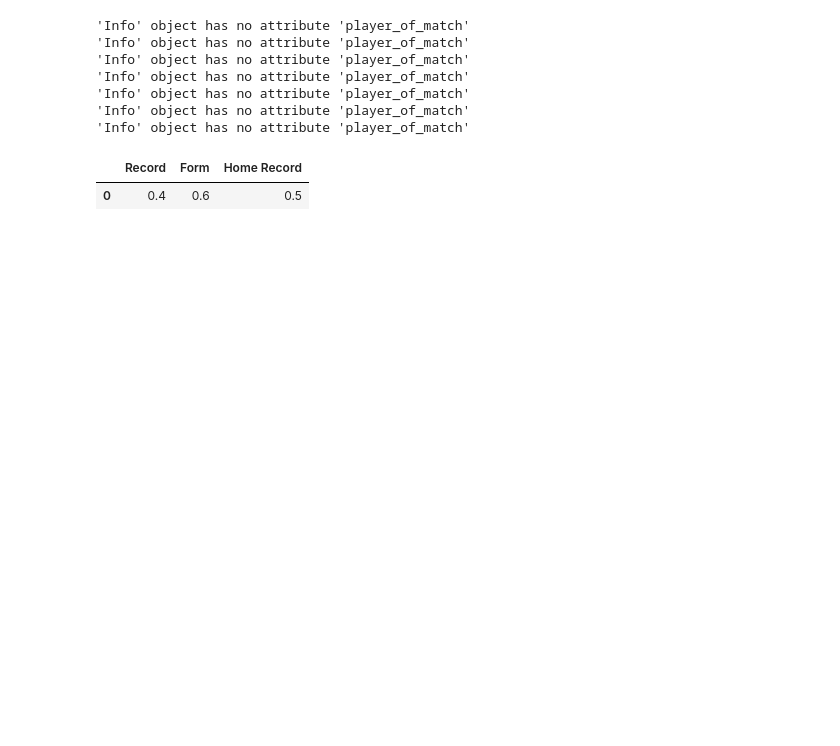
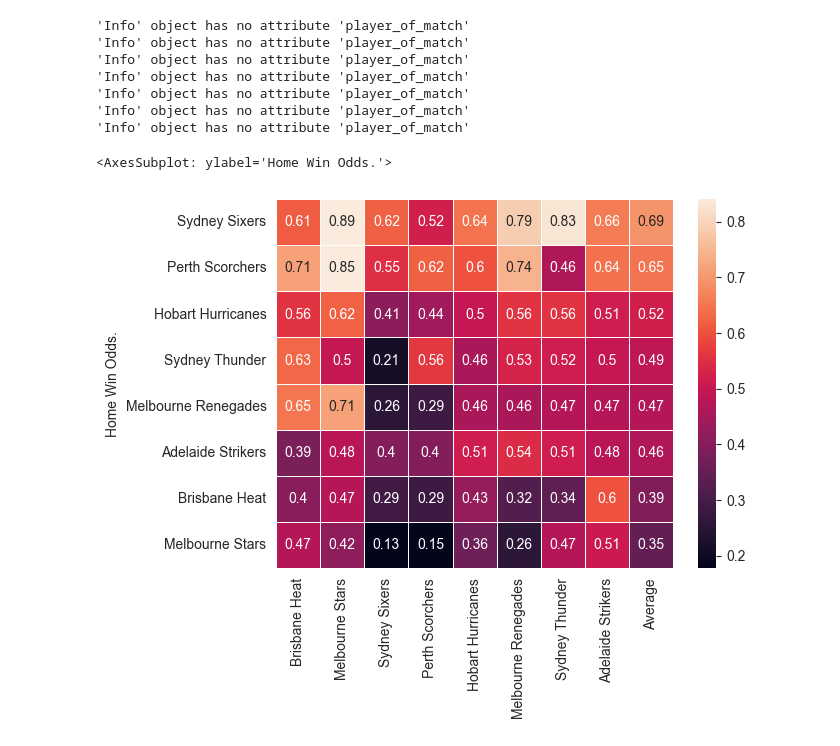
Before and after one commit to Blaxland691/BBLNN, a Jupyter notebook: analysis.ipynb, the cells around one changed output. Drawn from its saved outputs; the diff is of its cells as text; code cells hidden in the pictures; blank space fills up the shorter version.

```diff
--- a/analysis.ipynb
+++ b/analysis.ipynb
@@ -15,8 +15,8 @@ predict_vis = PredictNetwork('bbl_json')
 'Info' object has no attribute 'player_of_match'
 'Info' object has no attribute 'player_of_match'
 'Info' object has no attribute 'player_of_match'
-# %%
-data = []
-# %% [output]
-|  | Record | Form | Home Record |
-| 0 | 0.4 | 0.6 | 0.5 |
+# %%
+predict_vis.get_prediction_matrix()
+# %% [output]
+<AxesSubplot: ylabel='Home Win Odds.'>
+[figure, added]
```
Also changed, not shown: 2 other files.
